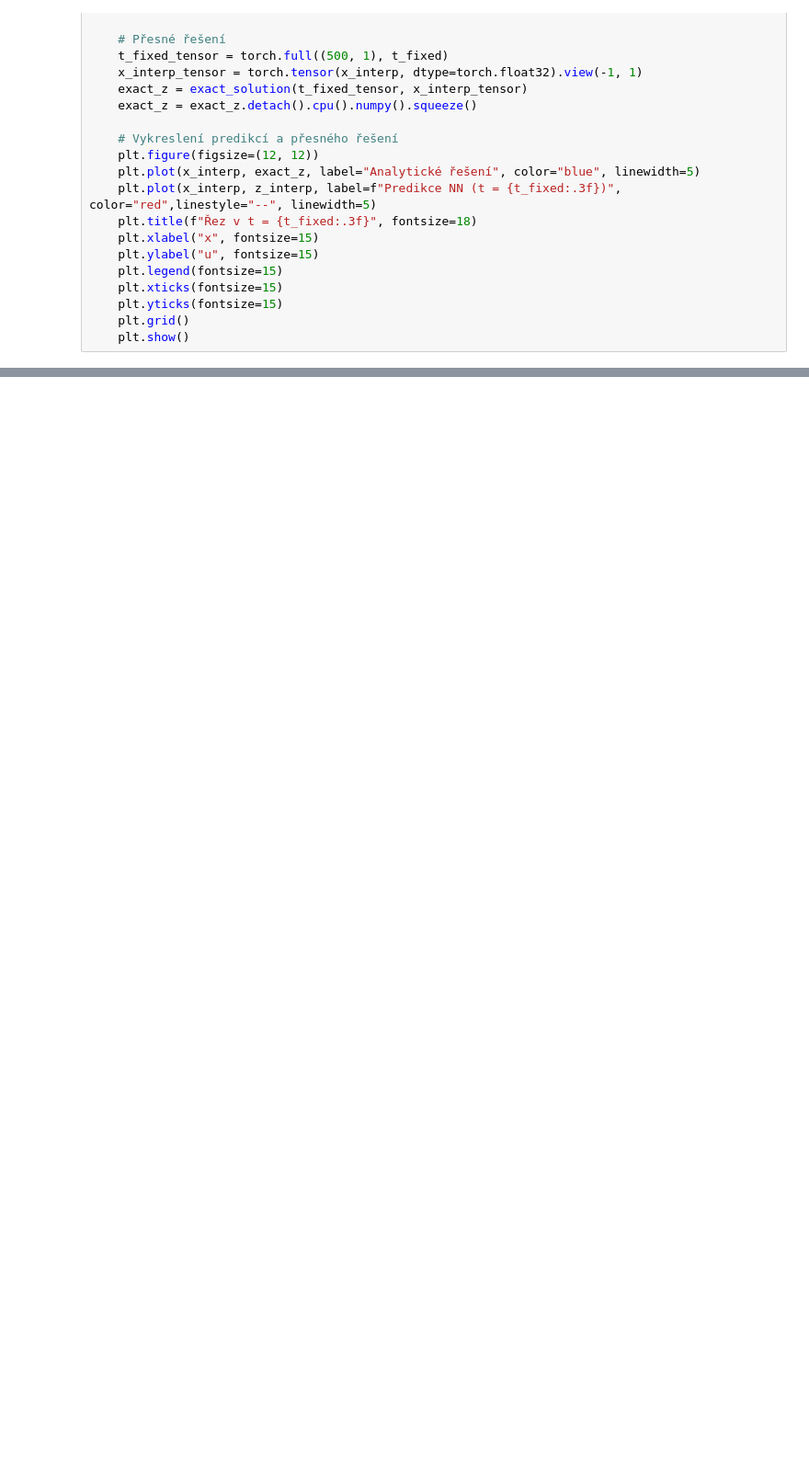
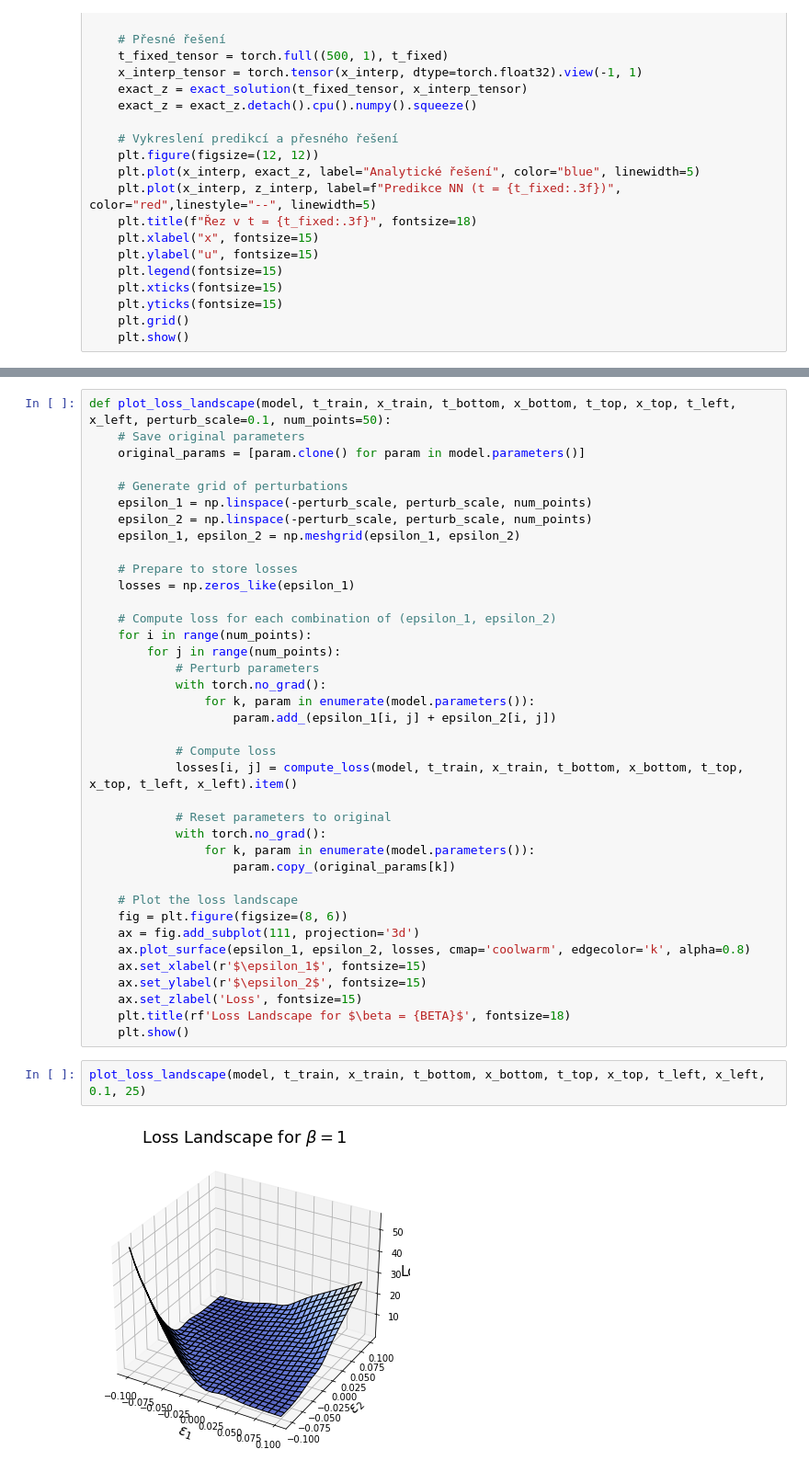
Before and after one commit to STE0493/DP-PINNs, a Jupyter notebook: 6_PUBLISH_1D_convection.ipynb, the cells around one changed output, grey strips where cells are left out. Shown: that part at 92% size. Cells and saved outputs as stored; diff of their text form; blank space fills up the shorter version.

```diff
--- a/6_PUBLISH_1D_convection.ipynb
+++ b/6_PUBLISH_1D_convection.ipynb
@@ -462,0 +465,42 @@ plt.show()
+# %%
+def plot_loss_landscape(model, t_train, x_train, t_bottom, x_bottom, t_top, x_top, t_left, x_left, perturb_scale=0.1, num_points=50):
+    # Save original parameters
+    original_params = [param.clone() for param in model.parameters()]
+
+    # Generate grid of perturbations
+    epsilon_1 = np.linspace(-perturb_scale, perturb_scale, num_points)
+    epsilon_2 = np.linspace(-perturb_scale, perturb_scale, num_points)
+    epsilon_1, epsilon_2 = np.meshgrid(epsilon_1, epsilon_2)
+
+    # Prepare to store losses
+    losses = np.zeros_like(epsilon_1)
+
+    # Compute loss for each combination of (epsilon_1, epsilon_2)
+    for i in range(num_points):
+        for j in range(num_points):
+            # Perturb parameters
+            with torch.no_grad():
+                for k, param in enumerate(model.parameters()):
+                    param.add_(epsilon_1[i, j] + epsilon_2[i, j])
+
+            # Compute loss
+            losses[i, j] = compute_loss(model, t_train, x_train, t_bottom, x_bottom, t_top, x_top, t_left, x_left).item()
+
+            # Reset parameters to original
+            with torch.no_grad():
+                for k, param in enumerate(model.parameters()):
+                    param.copy_(original_params[k])
+
+    # Plot the loss landscape
+    fig = plt.figure(figsize=(8, 6))
+    ax = fig.add_subplot(111, projection='3d')
+    ax.plot_surface(epsilon_1, epsilon_2, losses, cmap='coolwarm', edgecolor='k', alpha=0.8)
+    ax.set_xlabel(r'$\epsilon_1$', fontsize=15)
+    ax.set_ylabel(r'$\epsilon_2$', fontsize=15)
+    ax.set_zlabel('Loss', fontsize=15)
+    plt.title(rf'Loss Landscape for $\beta = {BETA}$', fontsize=18)
+    plt.show()
+# %%
+plot_loss_landscape(model, t_train, x_train, t_bottom, x_bottom, t_top, x_top, t_left, x_left, 0.1, 25)
+# %% [output]
+[figure, added]
```
Also changed, not shown: parts of 11 cells of this notebook.
